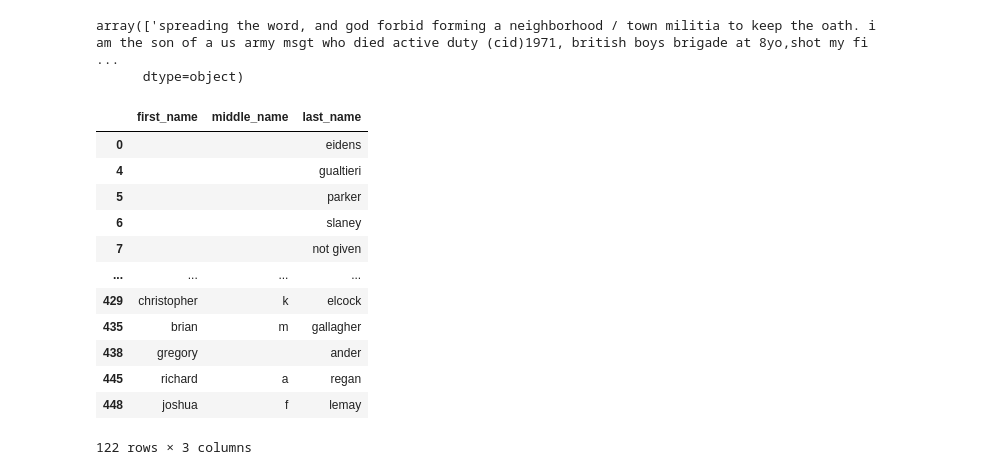
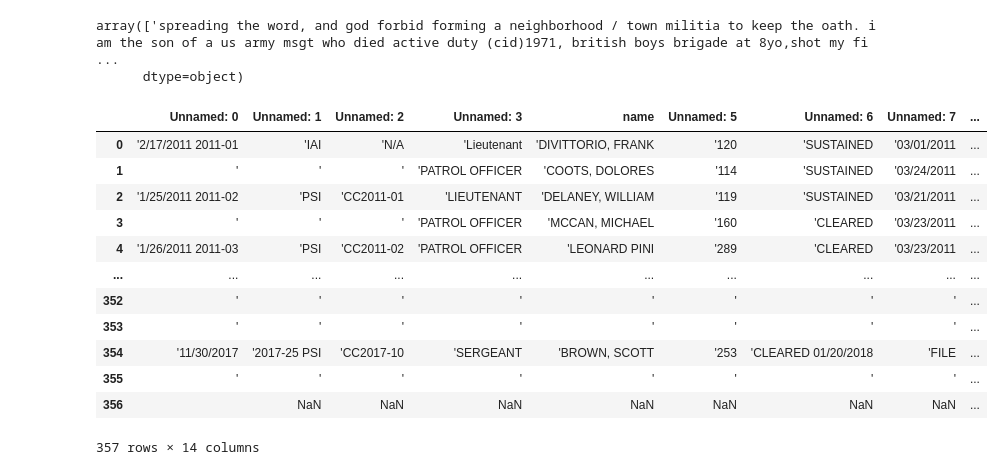
Before and after one commit to ayyubibrahimi/ok, a Jupyter notebook: notebooks/MA.ipynb, the cells around one changed output. Saved outputs shown, nothing was run; the diff lists cells and outputs as text; code cells hidden in the pictures.

```diff
--- a/notebooks/MA.ipynb
+++ b/notebooks/MA.ipynb
@@ -90,15 +92,18 @@ dfb = pd.concat(dfs, axis=0)
 def read_misconduct_data():
     df1 = pd.read_csv("../data/MA/misconduct/nacdl/billerica/ia/uof_billerica_2015_2020.csv")
     df2 = pd.read_csv("../data/MA/misconduct/nacdl/Brookline/IIU/cprr_brookline_2010_2021.csv")
-    return df1, df2
+    df3 = pd.read_csv("../data/MA/misconduct/nacdl/Chelmsford/IA/cprr_chelmsford_2015_2016.csv")
+    df4 = pd.read_csv("../data/MA/misconduct/nacdl/Dartmouth/IIU/cprr_dartmouth_2013_2022.csv")
+    df5 = pd.read_csv("../data/MA/misconduct/nacdl/Framingham/IIU/cprr_framingham_2011_2021.csv")
+    return df1, df2, df3, df4, df5
 # %%
-df1, df2 = read_misconduct_data()
+df1, df2, df3, df4, df5 = read_misconduct_data()
 # %%
 def split_names(df):
     df = df.pipe(clean_column_names)
     df = df[~((df.name.fillna("") == ""))]
     names = df.name.str.lower().str.strip()\
-        .str.extract(r"(.+)\, (\w+) ?(\w+)?")
+        .str.extract(r"(.+)\,? (\w+) ?(\w+)?")
 
     df.loc[:, "last_name"] = names[0]
     df.loc[:, "first_name"] = names[1]
@@ -106,28 +111,36 @@ def split_names(df):
     return df
 # %%
 df1[["first_name", "middle_name"]] = ""
-df1 = df1.drop_duplicates(subset=["last_name"])
+
 df2 = df2.pipe(split_names)
-df2 = df2.drop_duplicates(subset=["name"])
 
-dfc = pd.concat([df1, df2])
-dfc = dfc[["first_name", "middle_name", "last_name"]]
-dfc = dfc.pipe(standardize_desc_cols, ["first_name", "middle_name", "last_name"])
-dfc
+df3 = df3.pipe(clean_column_names)
+df3 = df3.rename(columns={"name": "last_name"})
+df3[["first_name", "middle_name"]] = ""
+
+df4 = df4.pipe(split_names)
+
+df5
+
+# dfc = pd.concat([df1, df2, df3, df4], axis=0)
+# dfc = dfc.reset_index()
+# dfc = dfc[["first_name", "middle_name", "last_name"]]
+# dfc = dfc.pipe(standardize_desc_cols, ["first_name", "middle_name", "last_name"])
+# dfc
 # %% [output]
-|  | first_name | middle_name | last_name |
-| 0 |  |  | eidens |
-| 4 |  |  | gualtieri |
-| 5 |  |  | parker |
-| 6 |  |  | slaney |
-| 7 |  |  | not given |
-| ... | ... | ... | ... |
-| 429 | christopher | k | elcock |
-| 435 | brian | m | gallagher |
-| 438 | gregory |  | ander |
-| 445 | richard | a | regan |
-| 448 | joshua | f | lemay |
+|  | Unnamed: 0 | Unnamed: 1 | Unnamed: 2 | Unnamed: 3 | name | Unnamed: 5 | Unnamed: 6 | Unnamed: 7 | ... |
+| 0 | '2/17/2011 2011-01 | 'IAI | 'N/A | 'Lieutenant | 'DIVITTORIO, FRANK | '120 | 'SUSTAINED | '03/01/2011 | ... |
+| 1 | ' | ' | ' | 'PATROL OFFICER | 'COOTS, DOLORES | '114 | 'SUSTAINED | '03/24/2011 | ... |
+| 2 | '1/25/2011 2011-02 | 'PSI | 'CC2011-01 | 'LIEUTENANT | 'DELANEY, WILLIAM | '119 | 'SUSTAINED | '03/21/2011 | ... |
+| 3 | ' | ' | ' | 'PATROL OFFICER | 'MCCAN, MICHAEL | '160 | 'CLEARED | '03/23/2011 | ... |
+| 4 | '1/26/2011 2011-03 | 'PSI | 'CC2011-02 | 'PATROL OFFICER | 'LEONARD PINI | '289 | 'CLEARED | '03/23/2011 | ... |
+| ... | ... | ... | ... | ... | ... | ... | ... | ... | ... |
+| 352 | ' | ' | ' | ' | ' | ' | ' | ' | ... |
+| 353 | ' | ' | ' | ' | ' | ' | ' | ' | ... |
+| 354 | '11/30/2017 | '2017-25 PSI | 'CC2017-10 | 'SERGEANT | 'BROWN, SCOTT | '253 | 'CLEARED 01/20/2018 | 'FILE | ... |
+| 355 | ' | ' | ' | ' | ' | ' | ' | ' | ... |
+| 356 |  | NaN | NaN | NaN | NaN | NaN | NaN | NaN | ... |
-122 rows × 3 columns
+357 rows × 14 columns
 # %%
 
 def match_ok_names_to_personnel(ok, agency):
```
Also changed, not shown: parts of 5 cells of this notebook, 5 other files.
